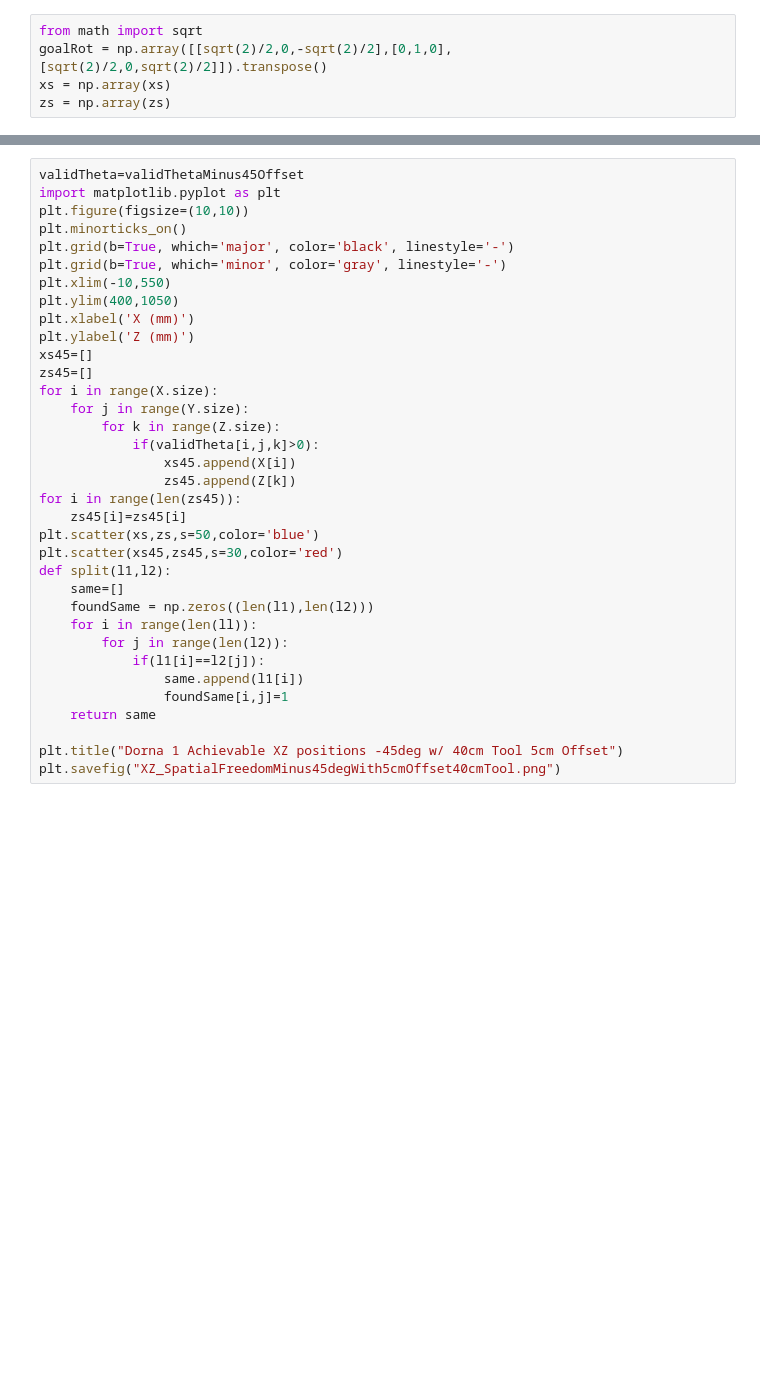
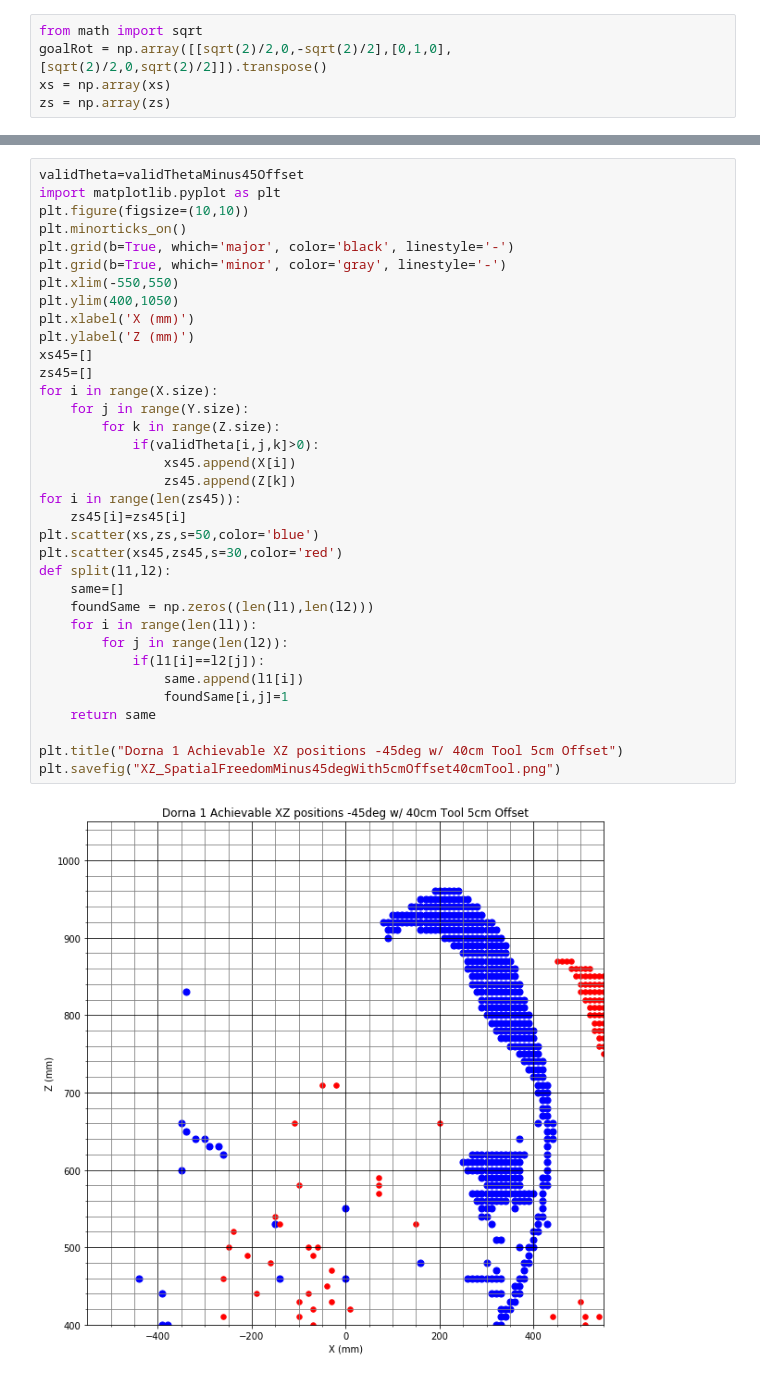
Before and after one commit to mbackasNuCurrent/Robotics, a Jupyter notebook: Python/LatestSims/5cmOffsetFindJointSpace.ipynb, the cells around one changed output, grey strips where cells are left out. Cells and saved outputs as stored; diff of their text form; blank space fills up the shorter version.

```diff
--- a/Python/LatestSims/5cmOffsetFindJointSpace.ipynb
+++ b/Python/LatestSims/5cmOffsetFindJointSpace.ipynb
@@ -172,31 +177,33 @@ plt.figure(figsize=(10,10))
 plt.minorticks_on()
 plt.grid(b=True, which='major', color='black', linestyle='-')
 plt.grid(b=True, which='minor', color='gray', linestyle='-')
-plt.xlim(-10,550)
+plt.xlim(-550,550)
 plt.ylim(400,1050)
 plt.xlabel('X (mm)')
 plt.ylabel('Z (mm)')
 xs45=[]
 zs45=[]
 for i in range(X.size):
     for j in range(Y.size):
         for k in range(Z.size):
             if(validTheta[i,j,k]>0):
                 xs45.append(X[i])
                 zs45.append(Z[k])
 for i in range(len(zs45)):
     zs45[i]=zs45[i]
 plt.scatter(xs,zs,s=50,color='blue')
 plt.scatter(xs45,zs45,s=30,color='red')
 def split(l1,l2):
     same=[]
     foundSame = np.zeros((len(l1),len(l2)))
     for i in range(len(ll)):
         for j in range(len(l2)):
             if(l1[i]==l2[j]):
                 same.append(l1[i])
                 foundSame[i,j]=1
     return same
 
 plt.title("Dorna 1 Achievable XZ positions -45deg w/ 40cm Tool 5cm Offset")
 plt.savefig("XZ_SpatialFreedomMinus45degWith5cmOffset40cmTool.png")
+# %% [output]
+[figure, added]
```
Also changed, not shown: parts of 7 cells of this notebook, 12 other files.
